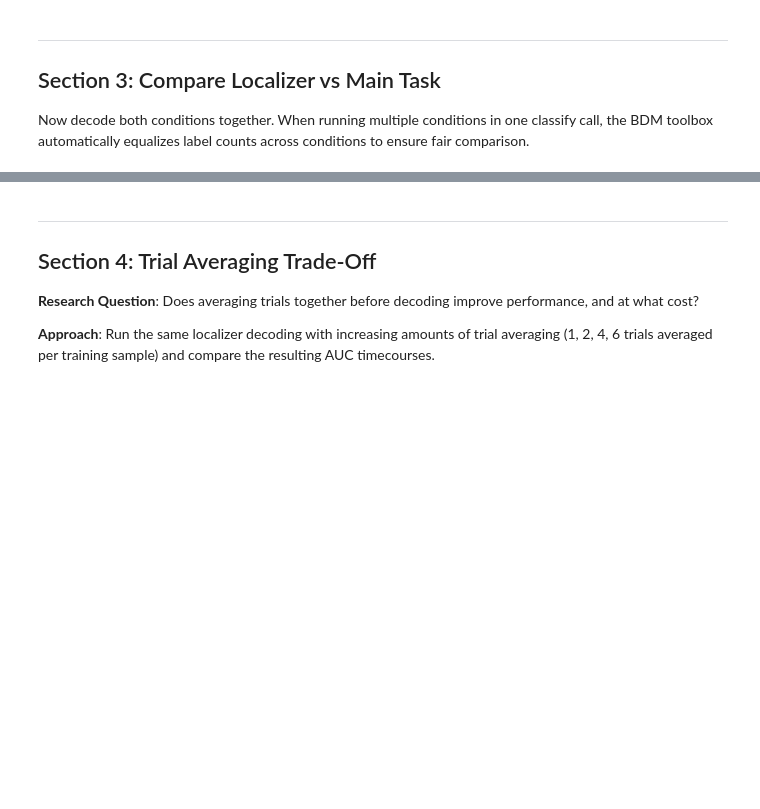
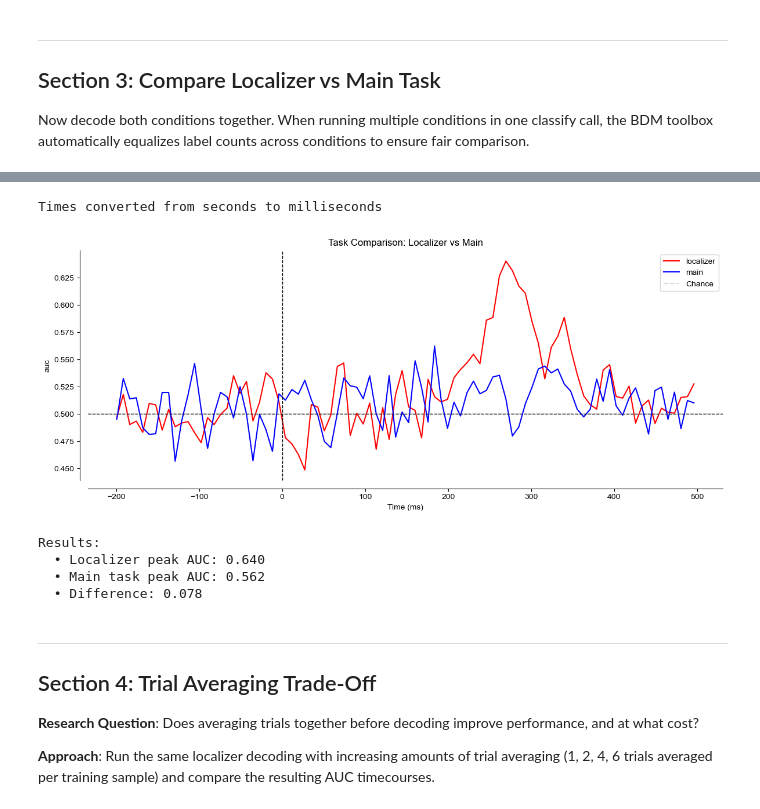
Before and after one commit to dvanmoorselaar/DvM, a Jupyter notebook: tutorials/05_bdm_decoding.ipynb, the cells around one changed output, grey strips where cells are left out. Cells and saved outputs as stored; diff of their text form; code cells hidden in the pictures; blank space fills up the shorter version.

```diff
--- a/tutorials/05_bdm_decoding.ipynb
+++ b/tutorials/05_bdm_decoding.ipynb
@@ -238,24 +281,32 @@ print("✓ Decoding complete for both conditions")
 # %%
 # Visualize comparison
-plt.figure(figsize=(12, 5))
+fig = plt.figure(figsize=(12, 5))
 plot_bdm_timecourse(
     output_combined,
     colors=['red', 'blue'],
     stats=False
 )
 plt.title('Task Comparison: Localizer vs Main')
 plt.axhline(y=0.5, color='gray', linestyle='--', alpha=0.3, label='Chance')
 plt.legend()
 plt.tight_layout()
-plt.show()
+display(fig)
+plt.close()
 
 # Results
 peak_auc_localizer = output_combined['localizer']['dec_scores'].max()
 peak_auc_main = output_combined['main']['dec_scores'].max()
 print(f"\nResults:")
 print(f"  • Localizer peak AUC: {peak_auc_localizer:.3f}")
 print(f"  • Main task peak AUC: {peak_auc_main:.3f}")
 print(f"  • Difference: {peak_auc_localizer - peak_auc_main:.3f}")
+# %% [output]
+Times converted from seconds to milliseconds
+[figure, added]
+Results:
+  • Localizer peak AUC: 0.640
+  • Main task peak AUC: 0.562
+  • Difference: 0.078
 # %% [markdown]
 ---
 
```
Also changed, not shown: parts of 8 cells of this notebook, 7 other files.
